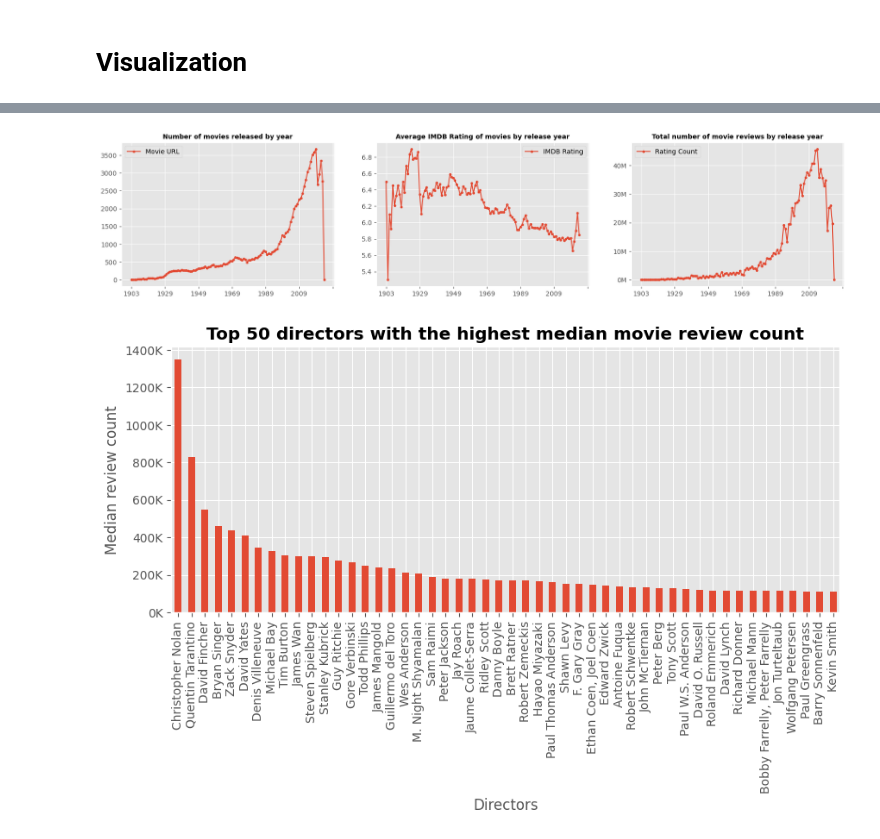
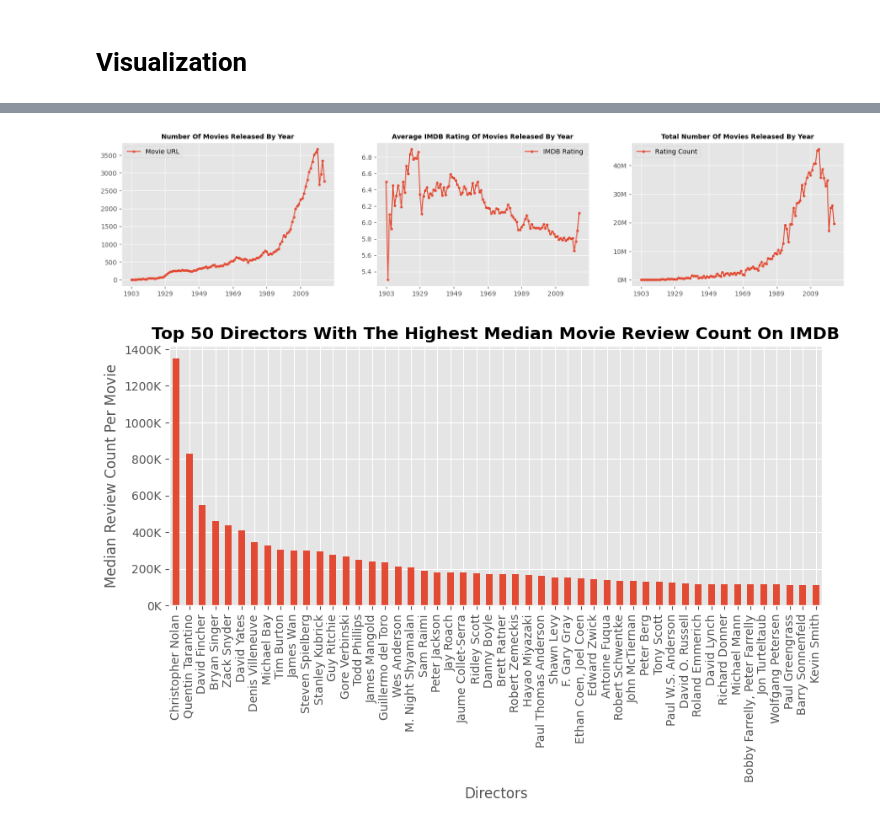
Before and after one commit to beridzeg45/IMDB_Recommendation_Project, a Jupyter notebook: preprocessing.ipynb, the cells around one changed output, grey strips where cells are left out. Drawn from its saved outputs; the diff is of its cells as text; code cells hidden in the pictures.

```diff
--- a/preprocessing.ipynb
+++ b/preprocessing.ipynb
@@ -123,43 +126,44 @@ pd.Series([genre for genres in df['Genres'].str.split('|') if genres for genre i
 # %%
 import matplotlib.ticker as ticker
 
-g=df.groupby('Release Year').agg({'IMDB Rating':'mean','Rating Count':'sum','Movie URL':'count'})
+g=df.groupby('Release Year').agg({'IMDB Rating':'mean','Rating Count':'sum','Movie URL':'count'})[:-1]
 
 fig,(ax1,ax2,ax3)=plt.subplots(1,3,figsize=(20,4))
 
 g.plot(ax=ax1,marker='.',y='Movie URL')
-ax1.set_title('Number of movies released by year',fontweight='bold',size=10)
+ax1.set_title('Number Of Movies Released By Year',fontweight='bold',size=10)
 ax1.set_xlabel(None)
 
 g.plot(ax=ax2,marker='.',y='IMDB Rating')
-ax2.set_title('Average IMDB Rating of movies by release year',fontweight='bold',size=10)
+ax2.set_title('Average IMDB Rating Of Movies Released By Year',fontweight='bold',size=10)
 ax2.set_xlabel(None)
 
 g.plot(ax=ax3,marker='.',y='Rating Count')
-ax3.set_title('Total number of movie reviews by release year',fontweight='bold',size=10)
+ax3.set_title('Total Number Of Movies Released By Year',fontweight='bold',size=10)
 ax3.set_xlabel(None)
 
 formatter = ticker.FuncFormatter(lambda x, pos: '{:.0f}M'.format(x / 1000000))
 ax3.yaxis.set_major_formatter(formatter)
 
-plt.show()
+
+plt.savefig('timeseries.png')
 # %% [output]
-[figure, old version]
+[figure, new version]
 # %%
 df['Directors']=df['Directors'].apply(lambda x: sorted([i.strip() for i in x.split('|') if i.strip()]) if isinstance(x, str) else None)
 df['Directors']=df['Directors'].apply(lambda x:', '.join(x) if isinstance(x,list) else None)
 # %%
 g=df.groupby('Directors').filter(lambda x:x['Movie URL'].count()>=10)\
     .groupby('Directors')['Rating Count'].median().sort_values(ascending=False).head(50)
 
 fig,ax=plt.subplots(figsize=(10,4))
 g.plot.bar(ax=ax)
-ax.set_title('Top 50 directors with the highest median movie review count',fontweight='bold')
-ax.set_ylabel('Median review count')
+ax.set_title('Top 50 Directors With The Highest Median Movie Review Count On IMDB',fontweight='bold')
+ax.set_ylabel('Median Review Count Per Movie')
 
 formatter = ticker.FuncFormatter(lambda x, pos: '{:.0f}K'.format(x / 1000))
 ax.yaxis.set_major_formatter(formatter)
 
-plt.show()
+plt.savefig('top_directors.png')
 # %% [output]
-[figure, old version]
+[figure, new version]
```
Also changed, not shown: parts of 1 cell of this notebook, 4 other files.
